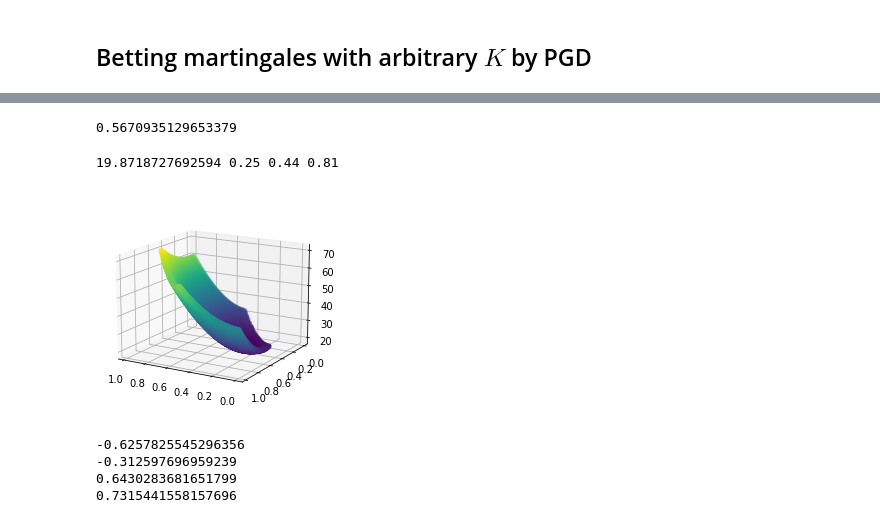
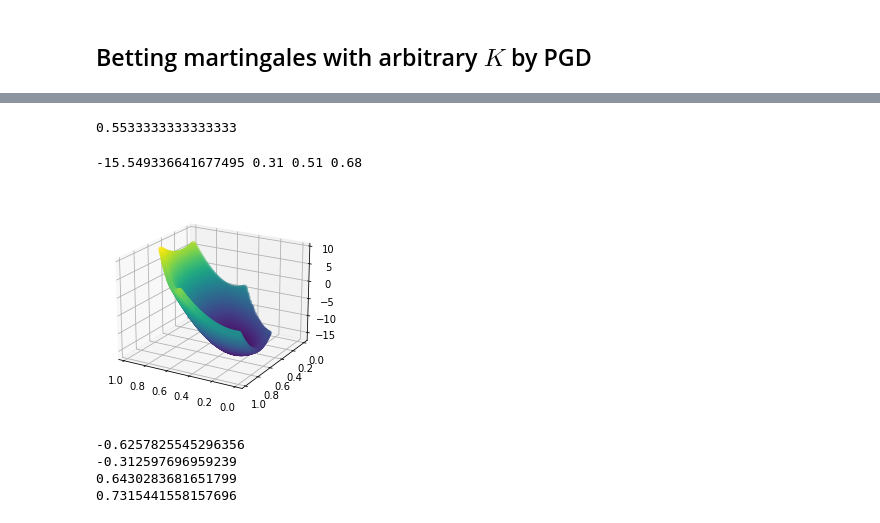
Before and after one commit to spertus/UI-TS, a Jupyter notebook: Code/stratMartExample.ipynb, the cells around one changed output, grey strips where cells are left out. Saved outputs shown, nothing was run; the diff lists cells and outputs as text; code cells hidden in the pictures.

```diff
--- a/Code/stratMartExample.ipynb
+++ b/Code/stratMartExample.ipynb
@@ -197,8 +174,0 @@ P-value = 0.08379388104789877
-# %%
-#fixed lambda strategies
-lam = [np.random.uniform(0,1,n[0]), np.random.uniform(0,1,n[1]), np.random.uniform(0,1,n[2])]
-
-log_mart = lambda eta, k: np.sum(np.log(1 + lam[k] * (samples[k] - eta[k])))
-global_log_mart = lambda eta: np.sum([log_mart(eta, k) for k in np.arange(K)])
-mart = lambda eta, k: np.prod(1 + lam[k] * (samples[k] - eta[k]))
-global_mart = lambda eta: np.prod([mart(eta, k) for k in np.arange(K)])
@@ -247,38 +241,42 @@ global_ada_mart = lambda eta: np.prod([ada_mart(eta, k) for k in np.arange(K)])
-# %%
-N = np.array([1000, 1000, 1000])
-n = [100, 100, 100]
-w = N/np.sum(N)
-K = 3
-
-#samples = [0 * np.ones(n[0]), 0.7 * np.ones(n[1]), 0.9 * np.ones(n[2])]
-samples = [np.random.normal(0.3, .05, n[0]), np.random.normal(0.5, .05, n[1]), np.random.normal(0.9, .05, n[2])]
-np.mean(samples)
-# %% [output]
-0.5670935129653379
+# %%
+N = np.array([1000, 1000, 1000])
+n = [50, 50, 50]
+w = N/np.sum(N)
+K = 3
+
+#samples = [0.5 * np.ones(n[0]), 0.5 * np.ones(n[1]), 0.6 * np.ones(n[2])]
+#samples = [np.random.normal(0.4, .05, n[0]), np.random.normal(0.7, .05, n[1]), np.random.normal(0.7, .05, n[2])]
+samples = [np.random.binomial(1, 0.4, n[0]), np.random.binomial(1, 0.5, n[1]), np.random.binomial(1, 0.7, n[2])]
+np.mean(samples)
+# %% [output]
+0.5533333333333333
 # %%
 eta_grid = np.arange(0.01,.99,step=1e-2)
 xs, ys, zs, objs = [], [], [], []
 fig = plt.figure()
 ax = fig.add_subplot(projection='3d')
 
 for x in eta_grid:
     for y in eta_grid:
         #z = 1/np.maximum(1,np.exp(global_log_mart(eta = np.array([x, y, 1-x-y]))))
         z = (1/2 - w[0]*x-w[1]*y)/w[2]
         if z > 1 or z < 0: continue
-        obj = global_log_ada_mart(eta = np.array([x, y, z]))
+        #obj = log_prod_mart(eta = np.array([x, y, z]), lam_func = lam_fixed)
+        obj = log_prod_mart(eta = np.array([x, y, z]), lam_func = lam_smooth_predictable)
+        #obj = log_sum_mart(eta = np.array([x, y, z]), theta_func = theta_fixed, lam_func = lam_fixed, samples = samples)
+        #obj = log_sum_mart(eta = np.array([x, y, z]), theta_func = theta_max_predictable, lam_func = lam_fixed, samples = samples)
         xs.append(x)
         ys.append(y)
         zs.append(z)
         objs.append(obj)
 ax.scatter(xs, ys, objs, c = objs)
 
 print(np.min(objs), xs[np.argmin(objs)], ys[np.argmin(objs)], zs[np.argmin(objs)])
-ax.view_init(15, 120)
+ax.view_init(20, 120)
 plt.show()
 # %% [output]
-19.8718727692594 0.25 0.44 0.81
+-15.549336641677495 0.31 0.51 0.68
-[figure, old version]
+[figure, new version]
 # %%
 #print(global_log_mart(np.array([0.5, 0, 1])))
 #print(global_log_mart(np.array([.5, .5, .5])))
```
Also changed, not shown: parts of 6 cells of this notebook.
